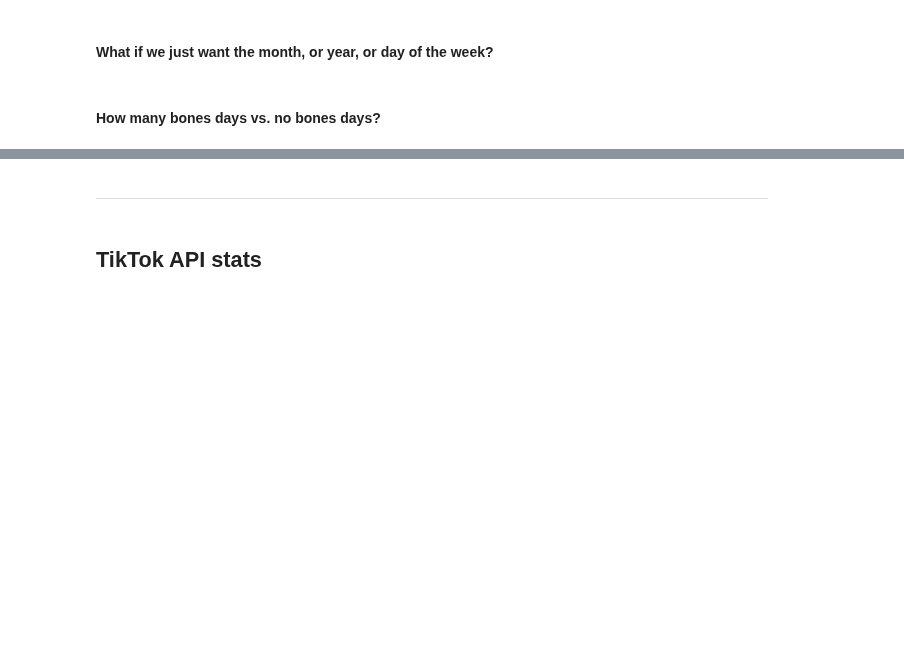
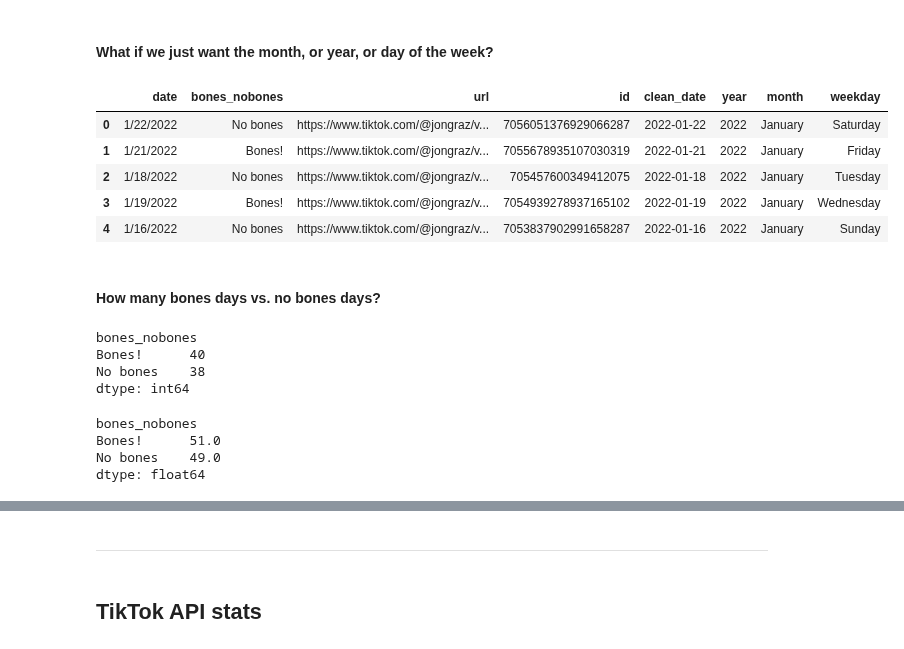
Before and after one commit to stiles/usc, a Jupyter notebook: notebooks/student_demos/02_pandas_basics_continued_demo.ipynb, the cells around one changed output, grey strips where cells are left out. Cells and saved outputs as stored; diff of their text form; code cells hidden in the pictures; blank space fills up the shorter version.

```diff
--- a/notebooks/student_demos/02_pandas_basics_continued_demo.ipynb
+++ b/notebooks/student_demos/02_pandas_basics_continued_demo.ipynb
@@ -31,2 +72,4 @@ stats = pd.read_csv('../../data/raw/jon_graz_stats.csv')
 # %% [markdown]
 #### Convert the date string to a real date in a new column
+# %%
+videos['clean_date'] = pd.to_datetime(videos['date'])
@@ -37,2 +104,25 @@ stats = pd.read_csv('../../data/raw/jon_graz_stats.csv')
+# %%
+videos.head()
+# %% [output]
+|  | date | bones_nobones | url | id | clean_date | year | month | weekday |
+| 0 | 1/22/2022 | No bones | https://www.tiktok.com/@jongraz/v... | 7056051376929066287 | 2022-01-22 | 2022 | January | Saturday |
+| 1 | 1/21/2022 | Bones! | https://www.tiktok.com/@jongraz/v... | 7055678935107030319 | 2022-01-21 | 2022 | January | Friday |
+| 2 | 1/18/2022 | No bones | https://www.tiktok.com/@jongraz/v... | 705457600349412075 | 2022-01-18 | 2022 | January | Tuesday |
+| 3 | 1/19/2022 | Bones! | https://www.tiktok.com/@jongraz/v... | 7054939278937165102 | 2022-01-19 | 2022 | January | Wednesday |
+| 4 | 1/16/2022 | No bones | https://www.tiktok.com/@jongraz/v... | 7053837902991658287 | 2022-01-16 | 2022 | January | Sunday |
 # %% [markdown]
 #### How many bones days vs. no bones days?
+# %%
+videos.value_counts('bones_nobones')
+# %% [output]
+bones_nobones
+Bones!      40
+No bones    38
+dtype: int64
+# %%
+videos.value_counts('bones_nobones', normalize=True).round(2) * 100
+# %% [output]
+bones_nobones
+Bones!      51.0
+No bones    49.0
+dtype: float64
```
Also changed, not shown: parts of 16 cells of this notebook, 1 other file.
